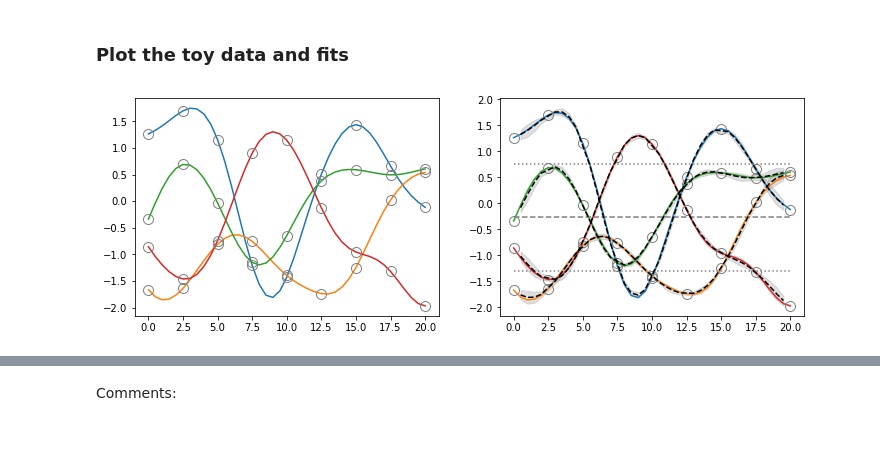
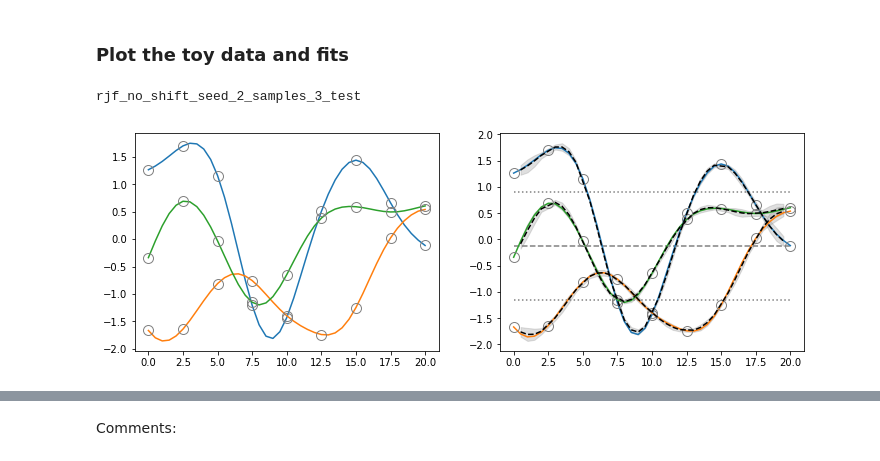
Before and after one commit to buqeye/gsum, a Jupyter notebook: test_cases/GP_model_checking_test_cases_rjf_upgrade1.ipynb, the cells around one changed output, grey strips where cells are left out. Drawn from its saved outputs; the diff is of its cells as text; code cells hidden in the pictures.

```diff
--- a/test_cases/GP_model_checking_test_cases_rjf_upgrade1.ipynb
+++ b/test_cases/GP_model_checking_test_cases_rjf_upgrade1.ipynb
@@ -314,6 +351,8 @@ p1.fit_toy_model()
 # %% [markdown]
 ### Plot the toy data and fits
-# %%
-fig,ax1,ax2 = p1.plot_toy_data_and_fits()
-# %% [output]
-[figure, removed]
+# %%
+print(tm1.name)
+tm1.plot_toy_data_and_fits();
+# %% [output]
+rjf_no_shift_seed_2_samples_3_test
+[figure, added]
```
Also changed, not shown: parts of 14 cells of this notebook, 1 other file.
